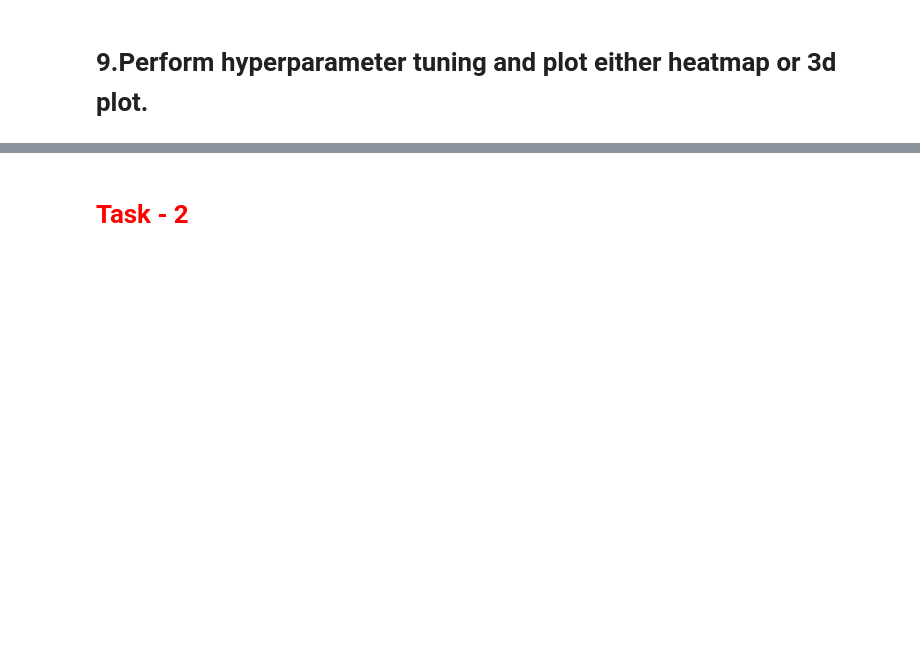
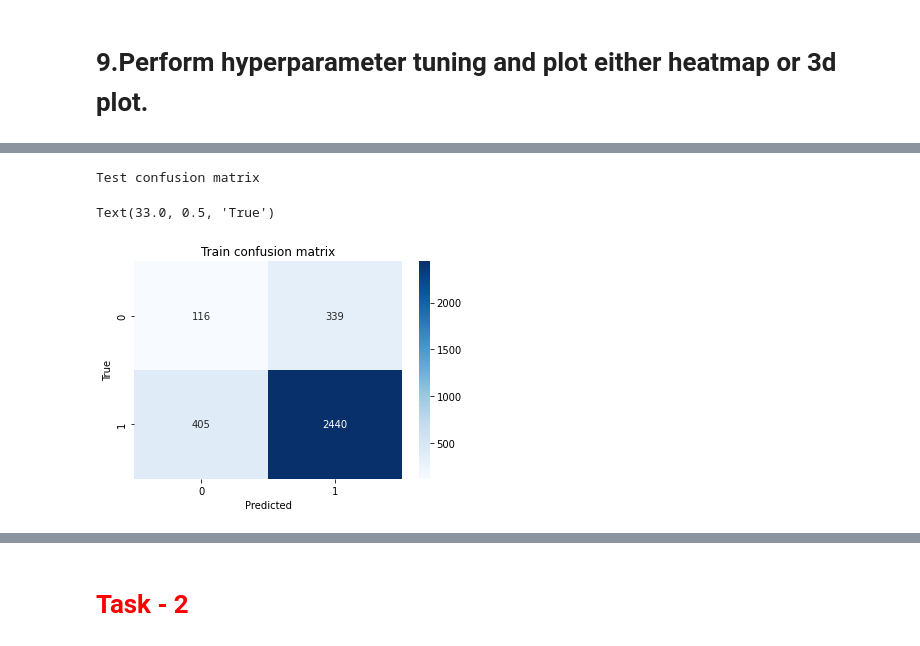
Before and after one commit to Orion6400/AAIC, a Jupyter notebook: Algo/decision tree/assigment/Assignment_DT_Instructions.ipynb, the cells around one changed output, grey strips where cells are left out. Drawn from its saved outputs; the diff is of its cells as text; code cells hidden in the pictures; blank space fills up the shorter version.

```diff
--- a/Algo/decision tree/assigment/Assignment_DT_Instructions.ipynb
+++ b/Algo/decision tree/assigment/Assignment_DT_Instructions.ipynb
@@ -494,0 +595,12 @@ offline.init_notebook_mode()
+# %%
+import seaborn as sns
+import matplotlib.pyplot as plt
+print("Test confusion matrix")
+plt.title("Train confusion matrix")
+sns.heatmap((confusion_matrix(y_test, predict_with_best_t(test_value[:,1], best_t))), annot=True,fmt="d",cmap='Blues')
+plt.xlabel("Predicted")
+plt.ylabel("True")
+# %% [output]
+Test confusion matrix
+Text(33.0, 0.5, 'True')
+[figure, added]
```
Also changed, not shown: parts of 58 cells of this notebook.
